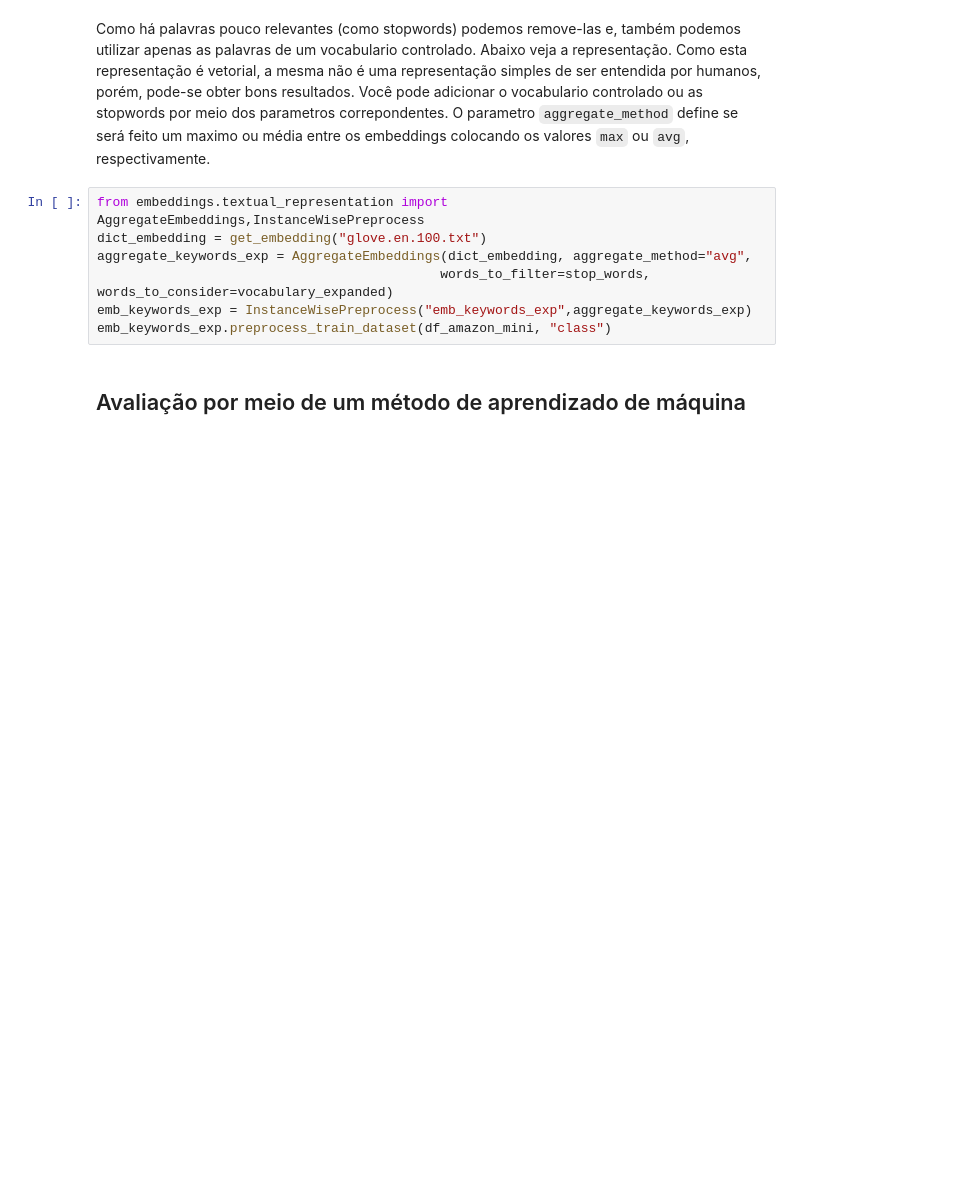
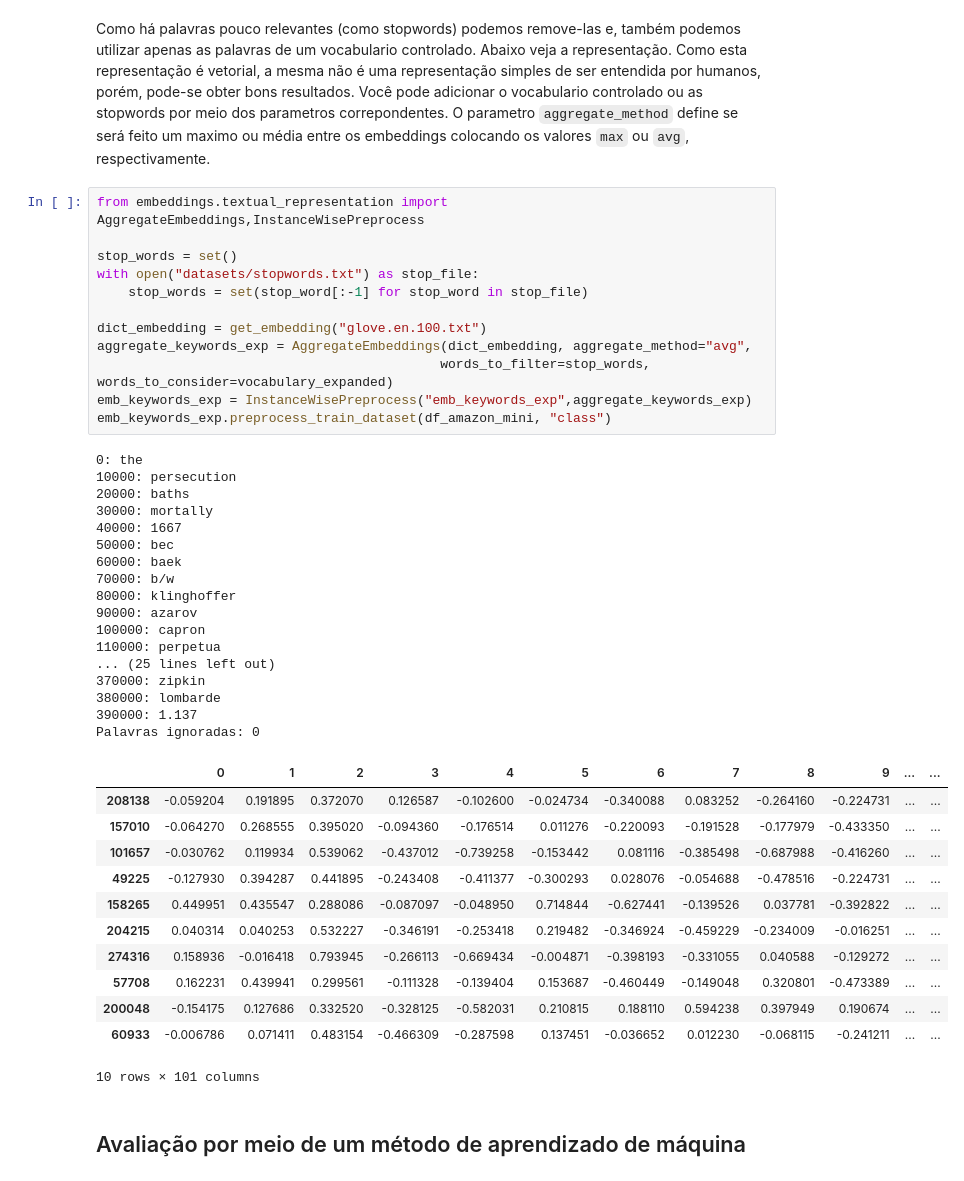
Before and after one commit to vnszero/Embedding, a Jupyter notebook: Especificacao - Representacoes Textuais e Ap de Maquina.ipynb, the cells around one changed output. Drawn from its saved outputs; the diff is of its cells as text; blank space fills up the shorter version.

```diff
--- a/Especificacao - Representacoes Textuais e Ap de Maquina.ipynb
+++ b/Especificacao - Representacoes Textuais e Ap de Maquina.ipynb
@@ -469,11 +579,46 @@ print(f"Representação: {representacao}")
 Como há palavras pouco relevantes (como stopwords) podemos remove-las e, também podemos utilizar apenas as palavras de um vocabulario controlado. Abaixo veja a representação. Como esta representação é vetorial, a mesma não é uma representação simples de ser entendida por humanos, porém, pode-se obter bons resultados. Você pode adicionar o vocabulario controlado ou as stopwords por meio dos parametros correpondentes. O parametro `aggregate_method` define se será feito um maximo ou média entre os embeddings colocando os valores `max` ou `avg`, respectivamente.
 # %%
 from embeddings.textual_representation import AggregateEmbeddings,InstanceWisePreprocess
+
+stop_words = set()
+with open("datasets/stopwords.txt") as stop_file:
+    stop_words = set(stop_word[:-1] for stop_word in stop_file)
+
 dict_embedding = get_embedding("glove.en.100.txt")
 aggregate_keywords_exp = AggregateEmbeddings(dict_embedding, aggregate_method="avg",
                                             words_to_filter=stop_words, words_to_consider=vocabulary_expanded)
 emb_keywords_exp = InstanceWisePreprocess("emb_keywords_exp",aggregate_keywords_exp)
 emb_keywords_exp.preprocess_train_dataset(df_amazon_mini, "class")
+# %% [output]
+0: the
+10000: persecution
+20000: baths
+30000: mortally
+40000: 1667
+50000: bec
+60000: baek
+70000: b/w
+80000: klinghoffer
+90000: azarov
+100000: capron
+110000: perpetua
+... (25 lines left out)
+370000: zipkin
+380000: lombarde
+390000: 1.137
+Palavras ignoradas: 0
+|  | 0 | 1 | 2 | 3 | 4 | 5 | 6 | 7 | 8 | 9 | ... | ... |
+| 208138 | -0.059204 | 0.191895 | 0.372070 | 0.126587 | -0.102600 | -0.024734 | -0.340088 | 0.083252 | -0.264160 | -0.224731 | ... | ... |
+| 157010 | -0.064270 | 0.268555 | 0.395020 | -0.094360 | -0.176514 | 0.011276 | -0.220093 | -0.191528 | -0.177979 | -0.433350 | ... | ... |
+| 101657 | -0.030762 | 0.119934 | 0.539062 | -0.437012 | -0.739258 | -0.153442 | 0.081116 | -0.385498 | -0.687988 | -0.416260 | ... | ... |
+| 49225 | -0.127930 | 0.394287 | 0.441895 | -0.243408 | -0.411377 | -0.300293 | 0.028076 | -0.054688 | -0.478516 | -0.224731 | ... | ... |
+| 158265 | 0.449951 | 0.435547 | 0.288086 | -0.087097 | -0.048950 | 0.714844 | -0.627441 | -0.139526 | 0.037781 | -0.392822 | ... | ... |
+| 204215 | 0.040314 | 0.040253 | 0.532227 | -0.346191 | -0.253418 | 0.219482 | -0.346924 | -0.459229 | -0.234009 | -0.016251 | ... | ... |
+| 274316 | 0.158936 | -0.016418 | 0.793945 | -0.266113 | -0.669434 | -0.004871 | -0.398193 | -0.331055 | 0.040588 | -0.129272 | ... | ... |
+| 57708 | 0.162231 | 0.439941 | 0.299561 | -0.111328 | -0.139404 | 0.153687 | -0.460449 | -0.149048 | 0.320801 | -0.473389 | ... | ... |
+| 200048 | -0.154175 | 0.127686 | 0.332520 | -0.328125 | -0.582031 | 0.210815 | 0.188110 | 0.594238 | 0.397949 | 0.190674 | ... | ... |
+| 60933 | -0.006786 | 0.071411 | 0.483154 | -0.466309 | -0.287598 | 0.137451 | -0.036652 | 0.012230 | -0.068115 | -0.241211 | ... | ... |
+10 rows × 101 columns
 # %% [markdown]
 ## Avaliação por meio de um método de aprendizado de máquina
 # %% [markdown]
```
Also changed, not shown: parts of 19 cells of this notebook, 2 other files.
